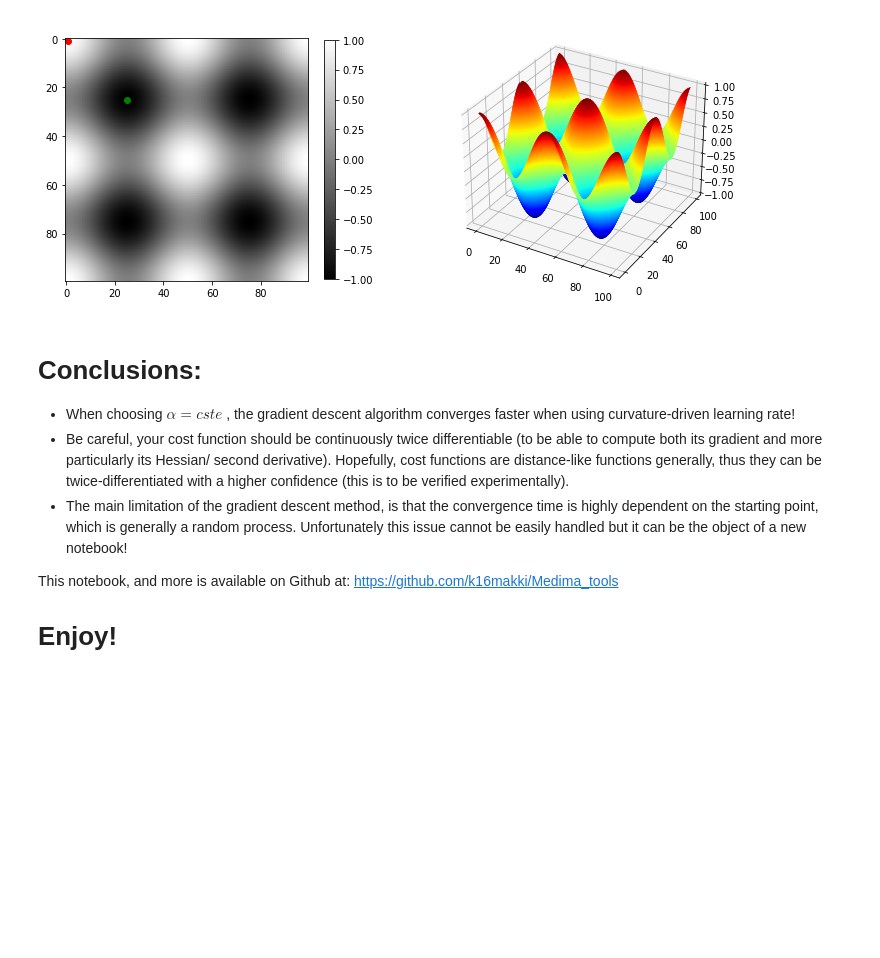
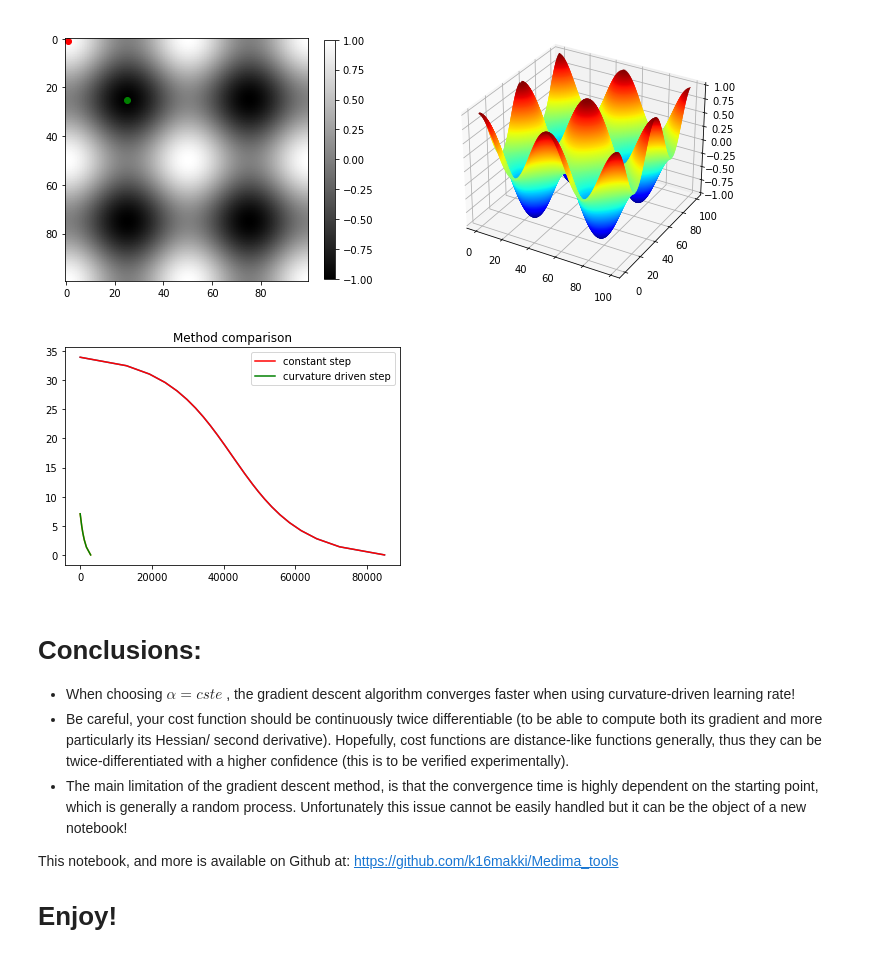
Before and after one commit to k16makki/Medima_tools, a Jupyter notebook: Notebooks/curvature_driven_gradient_descent.ipynb, the cells around one changed output. Cells and saved outputs as stored; diff of their text form; code cells hidden in the pictures; blank space fills up the shorter version.

```diff
--- a/Notebooks/curvature_driven_gradient_descent.ipynb
+++ b/Notebooks/curvature_driven_gradient_descent.ipynb
@@ -328,6 +382,18 @@ The local minimum occurs at [25.00056744 25.00056744]
 draw_3d(z, z, [1.0,1.0],[optimum[0], optimum[1]])
 # %% [output]
 [figure]
+# %%
+curves = [curve1, curve3]
+for curve in curves:
+    plt.plot(curve)
+
+plt.plot(curve1, label="constant step", color="red")
+plt.plot(curve3, label="curvature driven step", color="green")
+plt.title("Method comparison")
+plt.legend()
+plt.show()
+# %% [output]
+[figure, added]
 # %% [markdown]
 # Conclusions:
 * When choosing $\alpha=cste$ , the gradient descent algorithm converges faster when using curvature-driven learning rate!
```
Also changed, not shown: parts of 12 cells of this notebook.
